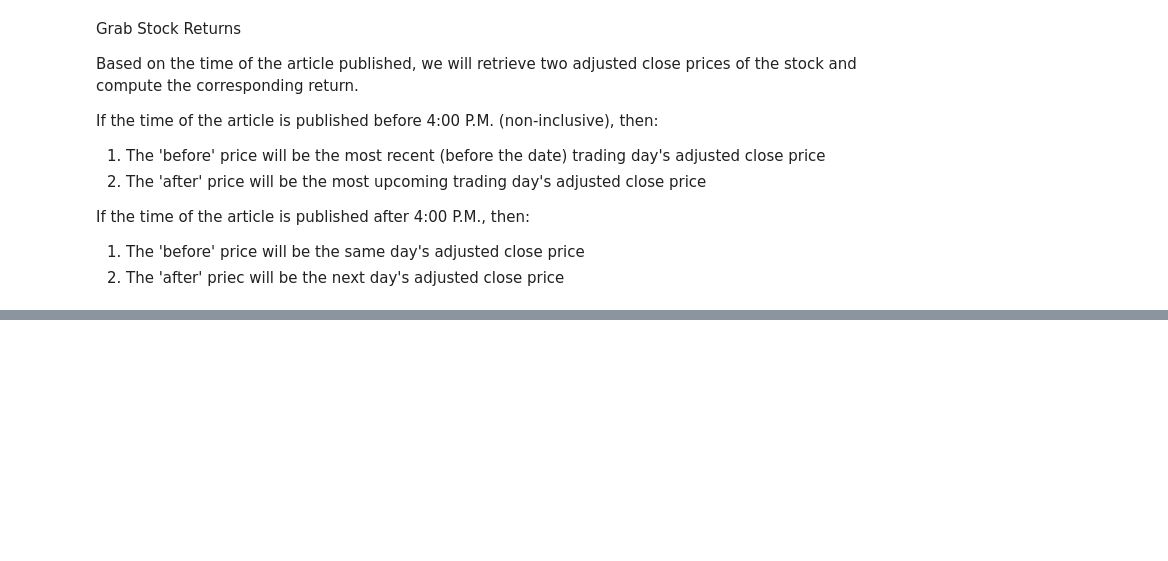
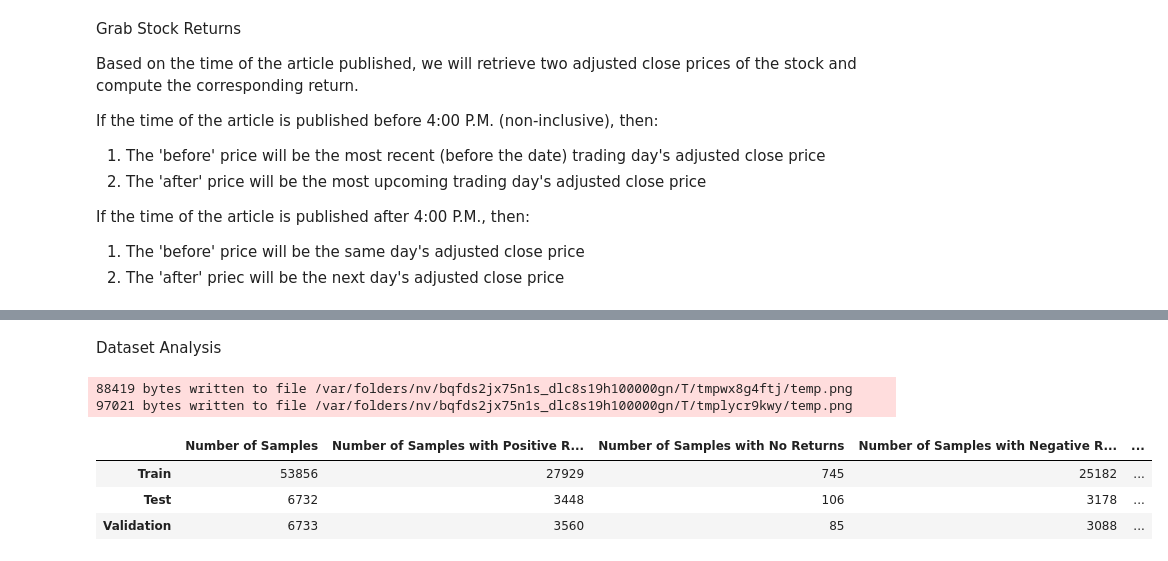
Before and after one commit to cavingada/ArticleAlpha, a Jupyter notebook: preprocess_data.ipynb, the cells around one changed output, grey strips where cells are left out. Drawn from its saved outputs; the diff is of its cells as text; code cells hidden in the pictures; blank space fills up the shorter version.

```diff
--- a/preprocess_data.ipynb
+++ b/preprocess_data.ipynb
@@ -182,0 +200,43 @@ articles1.to_pickle('50k_processed_data.pkl')
+# %% [markdown]
+Dataset Analysis
+# %%
+def analyze(x, y):
+    num_samples = len(x)
+
+    num_pos = len(y[y > 0])
+    num_neg = len(y[y < 0])
+    num_zero = len(y[y == 0])
+
+    list_lengths = x.apply(len)
+
+    # Find the size of the smallest/largest list
+    num_min_tokens = min(list_lengths)
+    num_max_tokens = max(list_lengths)
+    num_mean_tokens = list_lengths.mean()
+
+    return {"Number of Samples":num_samples,
+            "Number of Samples with Positive Returns": num_pos,
+            "Number of Samples with No Returns": num_zero,
+            "Number of Samples with Negative Returns": num_neg,
+            "Minimum Number of Tokens": num_min_tokens,
+            "Maximum Number of Tokens":num_max_tokens,
+            "Mean Number of Tokens":num_mean_tokens}
+
+def df_for_analysis(train_analysis, test_analysis, validation_analysis):
+    df = pd.DataFrame([train_analysis, test_analysis, validation_analysis], index=['Train', 'Test', 'Validation'])
+    return df
+
+analysis_df = df_for_analysis(analyze(x_train, y_train), analyze(x_test,y_test), analyze(x_val, y_val))
+
+# export dataset analysis dataframe as png
+import dataframe_image as dfi
+dfi.export(analysis_df, 'Data Analysis/Dataset Analysis.png')
+
+analysis_df
+# %% [output]
+88419 bytes written to file /var/folders/nv/bqfds2jx75n1s_dlc8s19h100000gn/T/tmpwx8g4ftj/temp.png
+97021 bytes written to file /var/folders/nv/bqfds2jx75n1s_dlc8s19h100000gn/T/tmplycr9kwy/temp.png
+|  | Number of Samples | Number of Samples with Positive R... | Number of Samples with No Returns | Number of Samples with Negative R... | ... |
+| Train | 53856 | 27929 | 745 | 25182 | ... |
+| Test | 6732 | 3448 | 106 | 3178 | ... |
+| Validation | 6733 | 3560 | 85 | 3088 | ... |
```
Also changed, not shown: parts of 15 cells of this notebook, 4 other files.
